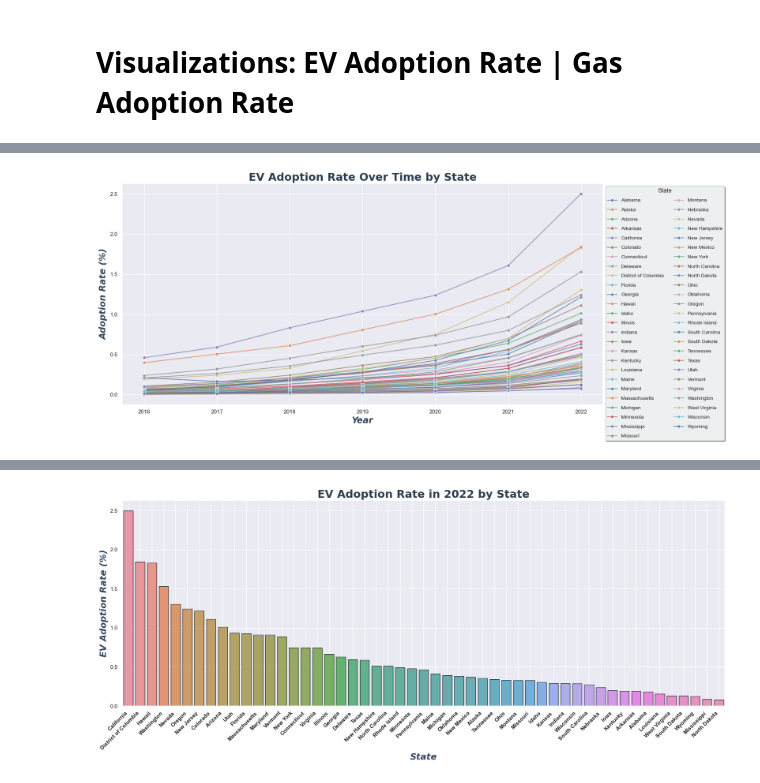
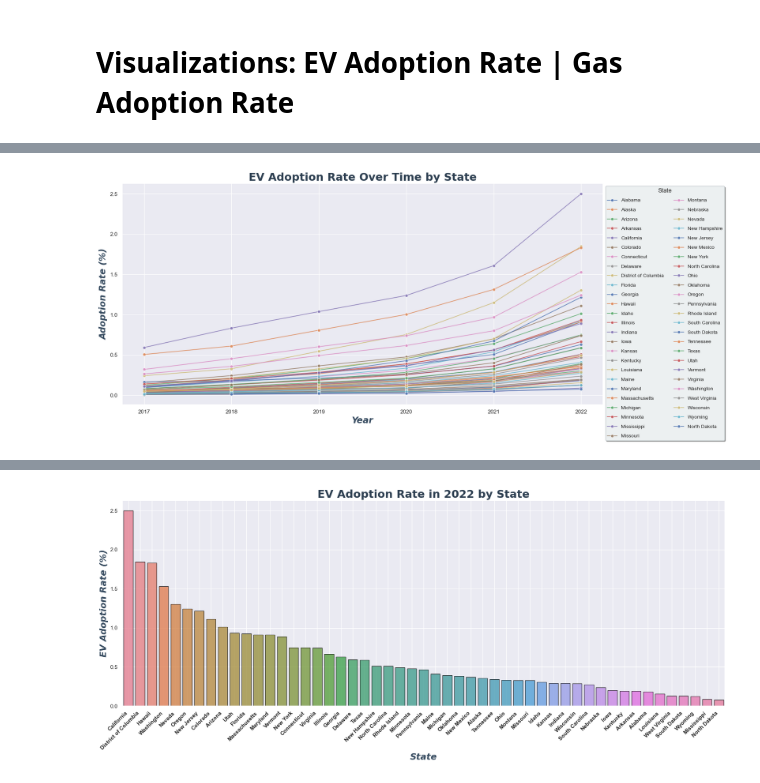
Before and after one commit to rune-encoder/Project-1, a Jupyter notebook: notebooks/individual_work/christian_exploration/data_visualization/visual_states/visual_states_adoption_rate.ipynb, the cells around one changed output, grey strips where cells are left out. Saved outputs shown, nothing was run; the diff lists cells and outputs as text; code cells hidden in the pictures.

```diff
--- a/notebooks/individual_work/christian_exploration/data_visualization/visual_states/visual_states_adoption_rate.ipynb
+++ b/notebooks/individual_work/christian_exploration/data_visualization/visual_states/visual_states_adoption_rate.ipynb
@@ -11,7 +11,7 @@ import pandas as pd
 # %%
 # Load the data for States adoption rate analysis
 df = pd.read_csv(
-    Path("../../../../data/processed_data/states_adoption_rates.csv"),
+    Path("../../../../../data/processed_data/final_states_registrations.csv"),
 )
 
 # Display the data
@@ -159,32 +159,32 @@ df.hvplot.line(
 
 # Set the style using Seaborn
 sns.set_theme(style="darkgrid", palette='deep')
 
 # Create a figure and axis
 fig, ax = plt.subplots(figsize=(18, 8))
 
 # Create the plot using our custom function
 ax = custom_line_plot(
     df,
     ax,
     x="year",
     y="ev_adoption_rate",
     hue="state",
     title="EV Adoption Rate Over Time by State",
     x_label="Year",
     y_label="Adoption Rate (%)",
     leg_title="State"
 )
 
 # Adjust the layout to make room for the legend
 plt.tight_layout()
 
 # Save the plot
 file_name = "ev_adoption_rate_over_time_by_state.png"
-file_path = Path(f"../../../../reports/figures/adoption_rate_by_state/{file_name}")
+file_path = Path(f"../../../../../reports/figures/adoption_rate_by_state/{file_name}")
 plt.savefig(file_path, bbox_inches='tight')
 
 # Display the plot
 plt.show()
 # %% [output]
-[figure, old version]
+[figure, new version]
```
Also changed, not shown: parts of 7 cells of this notebook, 4 other files.
